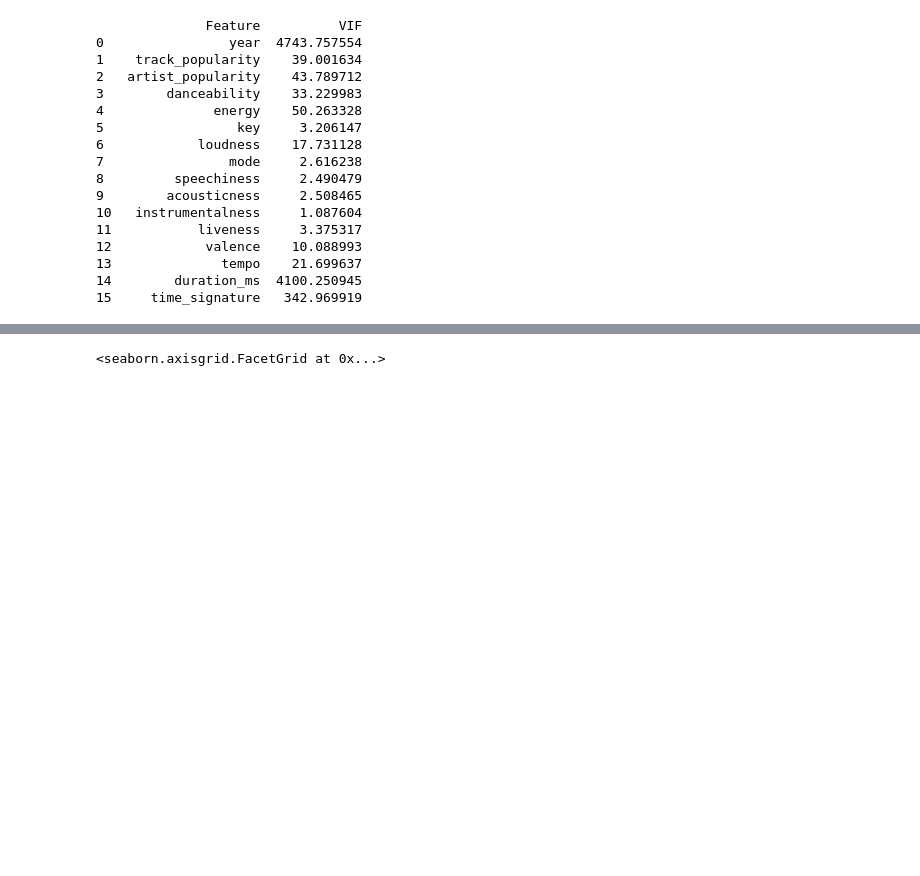
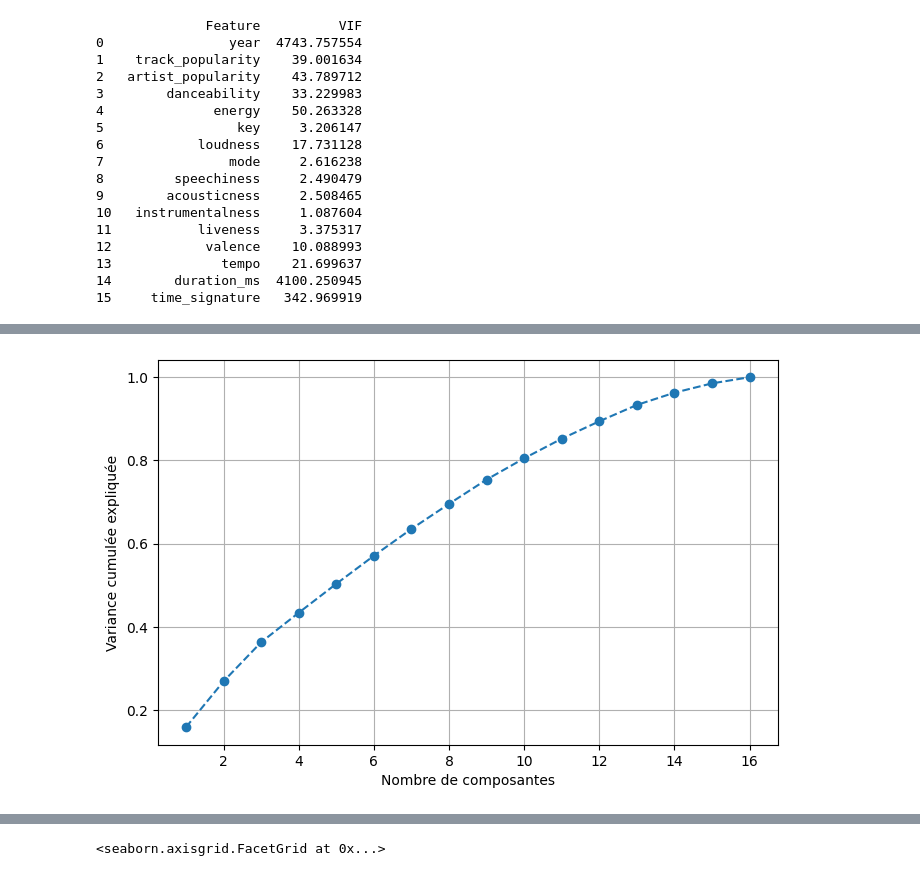
Before and after one commit to fxcollot/SpotifyUnsupervised, a Jupyter notebook: spotify_Louise.ipynb, the cells around one changed output, grey strips where cells are left out. Cells and saved outputs as stored; diff of their text form; code cells hidden in the pictures; blank space fills up the shorter version.

```diff
--- a/spotify_Louise.ipynb
+++ b/spotify_Louise.ipynb
@@ -215,0 +231,17 @@ print(vif_data)
+# %%
+#Calcul du PCA
+
+# Etape de standardisation
+scaler = StandardScaler()
+data_scaled = scaler.fit_transform(numeric_df)
+
+pca=PCA()
+spotify_pca=pca.fit_transform(data_scaled)
+
+explained_variance = pca.explained_variance_ratio_ # pour chaque PC, le pourcentage de variance totale qu'elle explique
+cumulative_variance = np.cumsum(explained_variance) # variance total exprimée par les première k-composantes
+
+print(explained_variance)
+print(np.linalg.matrix_rank(data_scaled)) # 16 PC au total
+
+# Rappel: PC = combinaison linéaire des variables qui contribuent le plus (capturent chacun une dimension)
@@ -215,0 +277,10 @@ print(vif_data)
+# %%
+# Visualisation de la variance cumulée
+plt.figure(figsize=(8,5))
+plt.plot(range(1, len(explained_variance)+1), cumulative_variance, marker='o', linestyle='--')
+plt.xlabel("Nombre de composantes")
+plt.ylabel("Variance cumulée expliquée")
+plt.grid(True)
+plt.show()
+# %% [output]
+[figure, added]
```
Also changed, not shown: parts of 8 cells of this notebook.
